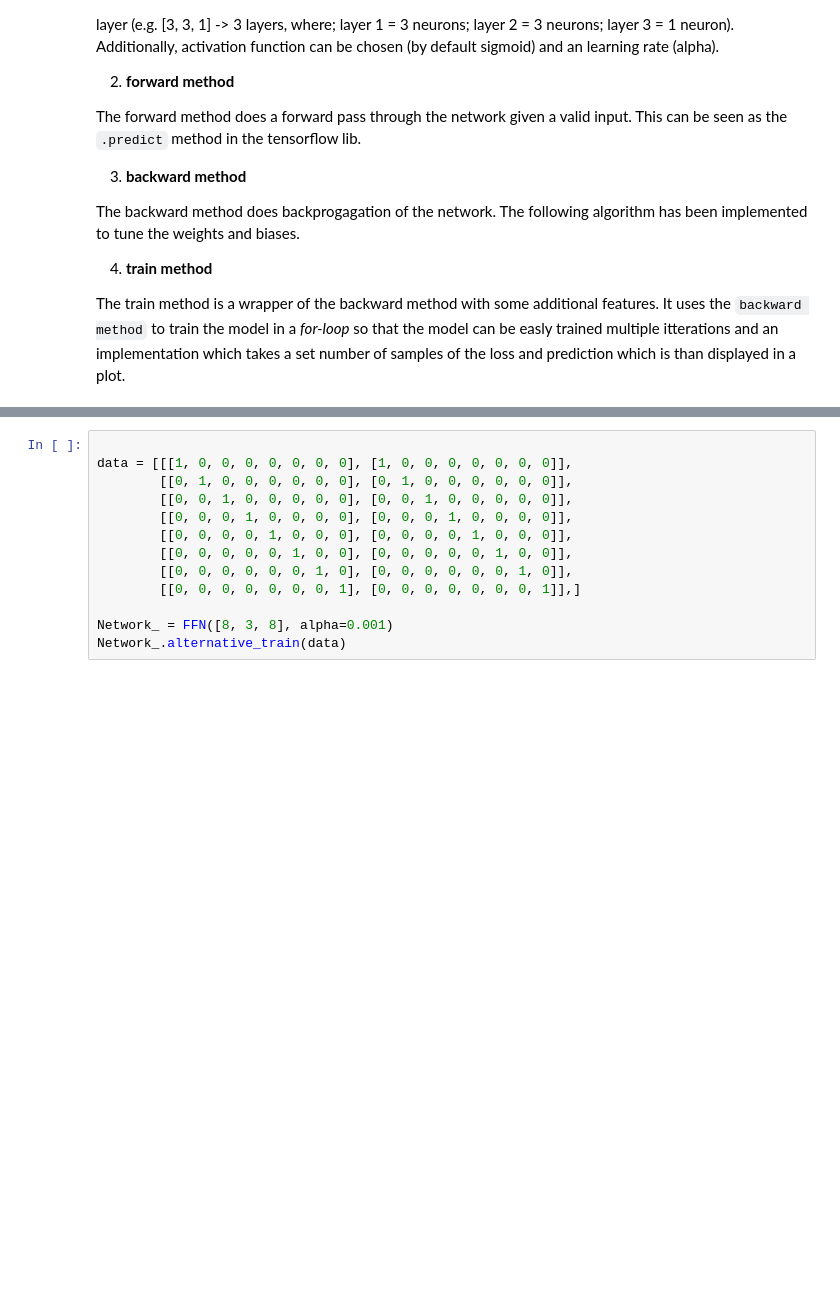
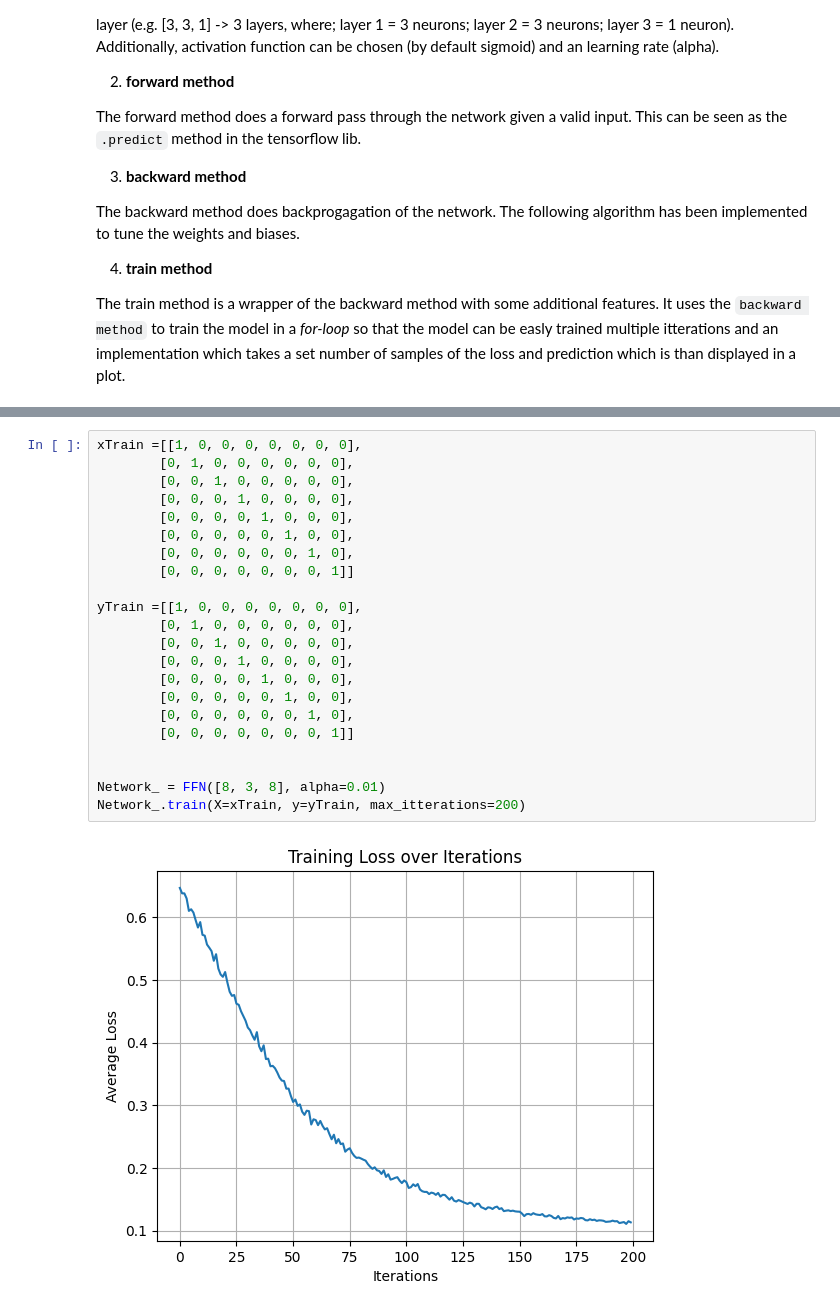
Before and after one commit to SvenHockers/Implementing-Backpropagation, a Jupyter notebook: NN.ipynb, the cells around one changed output, grey strips where cells are left out. Cells and saved outputs as stored; diff of their text form; blank space fills up the shorter version.

Commit message:
Train method now allows multiple training points

```diff
--- a/NN.ipynb
+++ b/NN.ipynb
@@ -187,13 +183,24 @@ class FFN:
 # %%
+xTrain =[[1, 0, 0, 0, 0, 0, 0, 0],
+        [0, 1, 0, 0, 0, 0, 0, 0],
+        [0, 0, 1, 0, 0, 0, 0, 0],
+        [0, 0, 0, 1, 0, 0, 0, 0],
+        [0, 0, 0, 0, 1, 0, 0, 0],
+        [0, 0, 0, 0, 0, 1, 0, 0],
+        [0, 0, 0, 0, 0, 0, 1, 0],
+        [0, 0, 0, 0, 0, 0, 0, 1]]
 
-data = [[[1, 0, 0, 0, 0, 0, 0, 0], [1, 0, 0, 0, 0, 0, 0, 0]],
-        [[0, 1, 0, 0, 0, 0, 0, 0], [0, 1, 0, 0, 0, 0, 0, 0]],
-        [[0, 0, 1, 0, 0, 0, 0, 0], [0, 0, 1, 0, 0, 0, 0, 0]],
-        [[0, 0, 0, 1, 0, 0, 0, 0], [0, 0, 0, 1, 0, 0, 0, 0]],
-        [[0, 0, 0, 0, 1, 0, 0, 0], [0, 0, 0, 0, 1, 0, 0, 0]],
-        [[0, 0, 0, 0, 0, 1, 0, 0], [0, 0, 0, 0, 0, 1, 0, 0]],
-        [[0, 0, 0, 0, 0, 0, 1, 0], [0, 0, 0, 0, 0, 0, 1, 0]],
-        [[0, 0, 0, 0, 0, 0, 0, 1], [0, 0, 0, 0, 0, 0, 0, 1]],]
+yTrain =[[1, 0, 0, 0, 0, 0, 0, 0],
+        [0, 1, 0, 0, 0, 0, 0, 0],
+        [0, 0, 1, 0, 0, 0, 0, 0],
+        [0, 0, 0, 1, 0, 0, 0, 0],
+        [0, 0, 0, 0, 1, 0, 0, 0],
+        [0, 0, 0, 0, 0, 1, 0, 0],
+        [0, 0, 0, 0, 0, 0, 1, 0],
+        [0, 0, 0, 0, 0, 0, 0, 1]]
 
-Network_ = FFN([8, 3, 8], alpha=0.001)
-Network_.alternative_train(data)
+
+Network_ = FFN([8, 3, 8], alpha=0.01)
+Network_.train(X=xTrain, y=yTrain, max_itterations=200)
+# %% [output]
+[figure, added]
```
Also changed, not shown: parts of 10 cells of this notebook.
